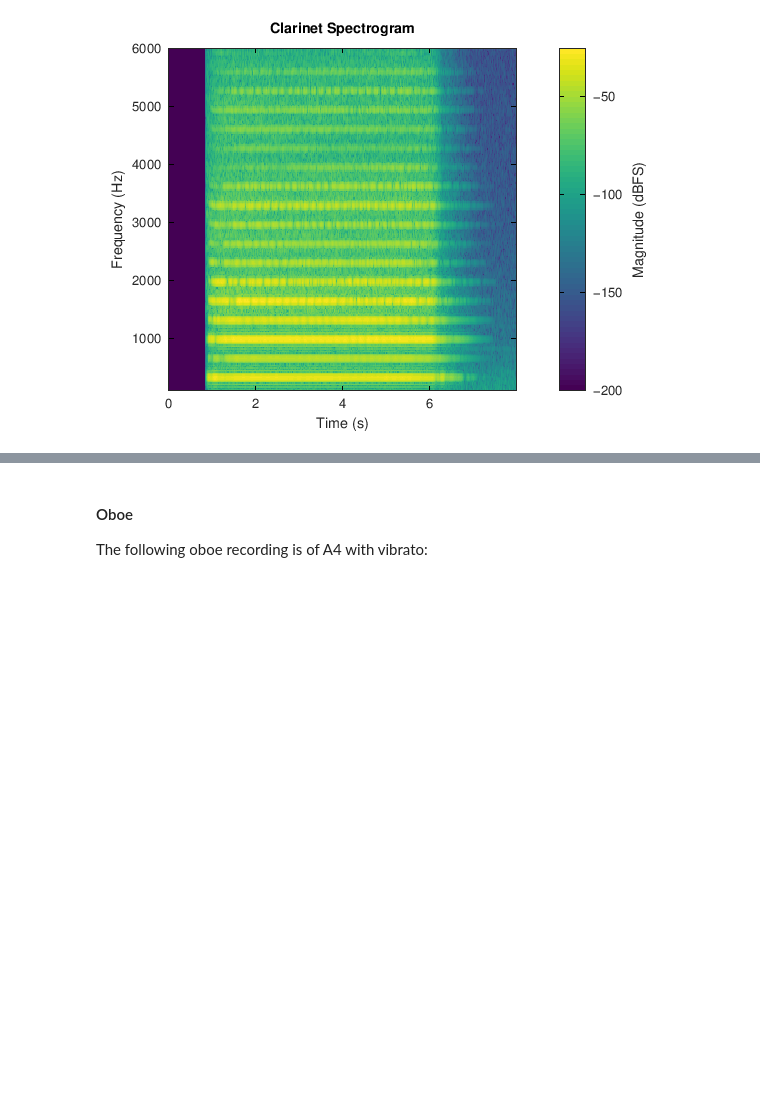
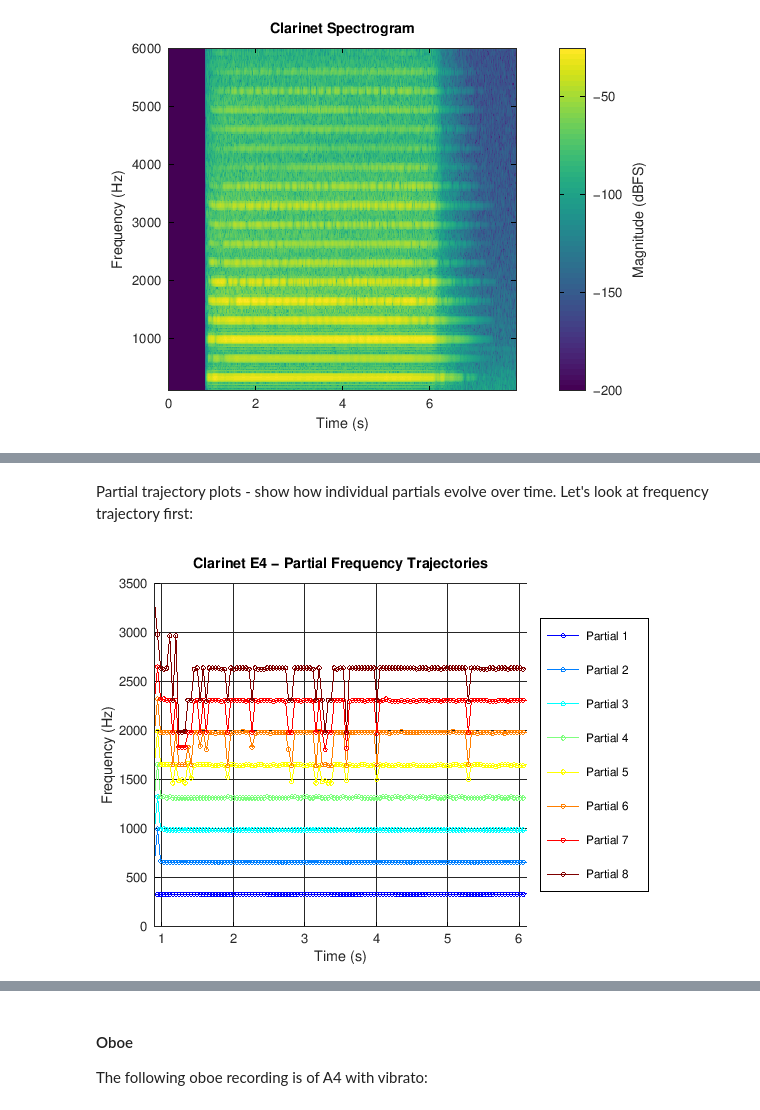
Before and after one commit to calyau/octave-notebooks, a Jupyter notebook: data/audio-dsp-and-spectralism.ipynb, the cells around one changed output, grey strips where cells are left out. Cells and saved outputs as stored; diff of their text form; code cells hidden in the pictures; blank space fills up the shorter version.

```diff
--- a/data/audio-dsp-and-spectralism.ipynb
+++ b/data/audio-dsp-and-spectralism.ipynb
@@ -119,0 +170,7 @@ plot_spectrogram(y, fs, 'Clarinet Spectrogram');
+# %% [markdown]
+Partial trajectory plots - show how individual partials evolve over time. Let's look at frequency trajectory first:
+# %%
+t_range = [0.9,6.1];
+plot_partial_freq_trajectories(times, freqs_matrix, 8, 'Clarinet E4', t_range);
+# %% [output]
+[figure, added]
```
Also changed, not shown: parts of 20 cells of this notebook, 1 other file.
